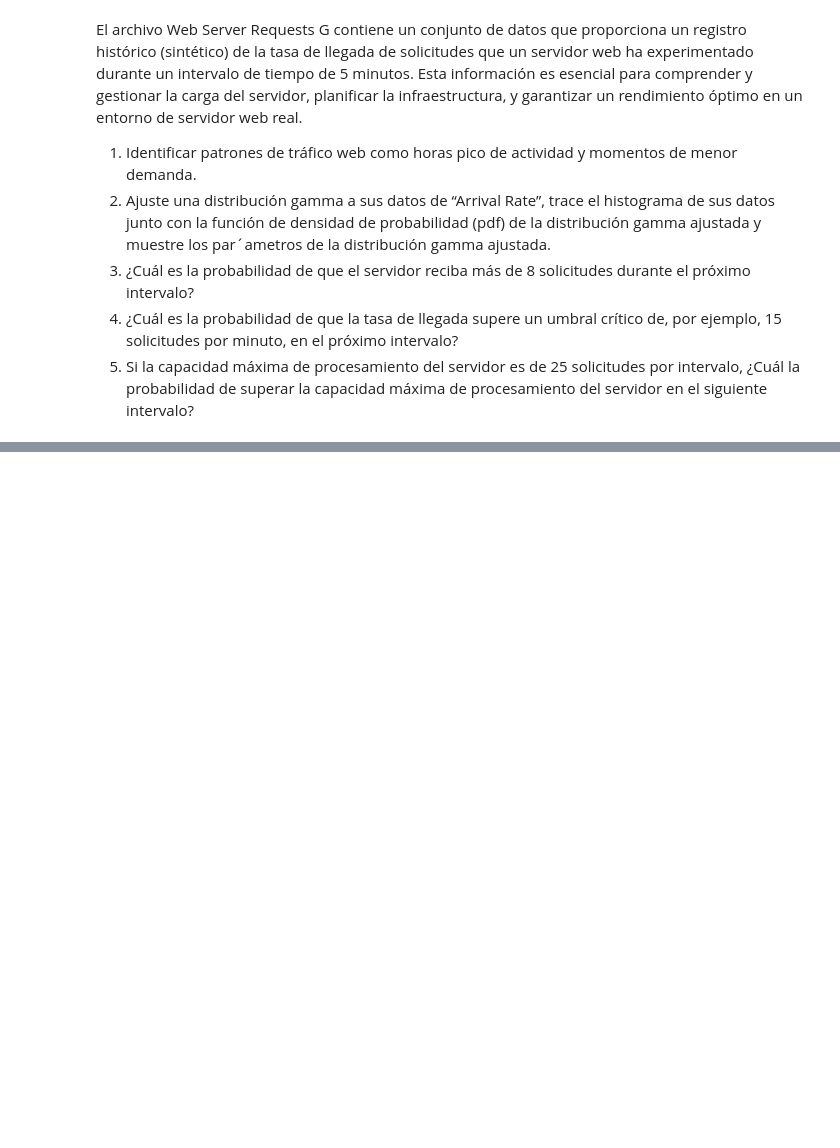
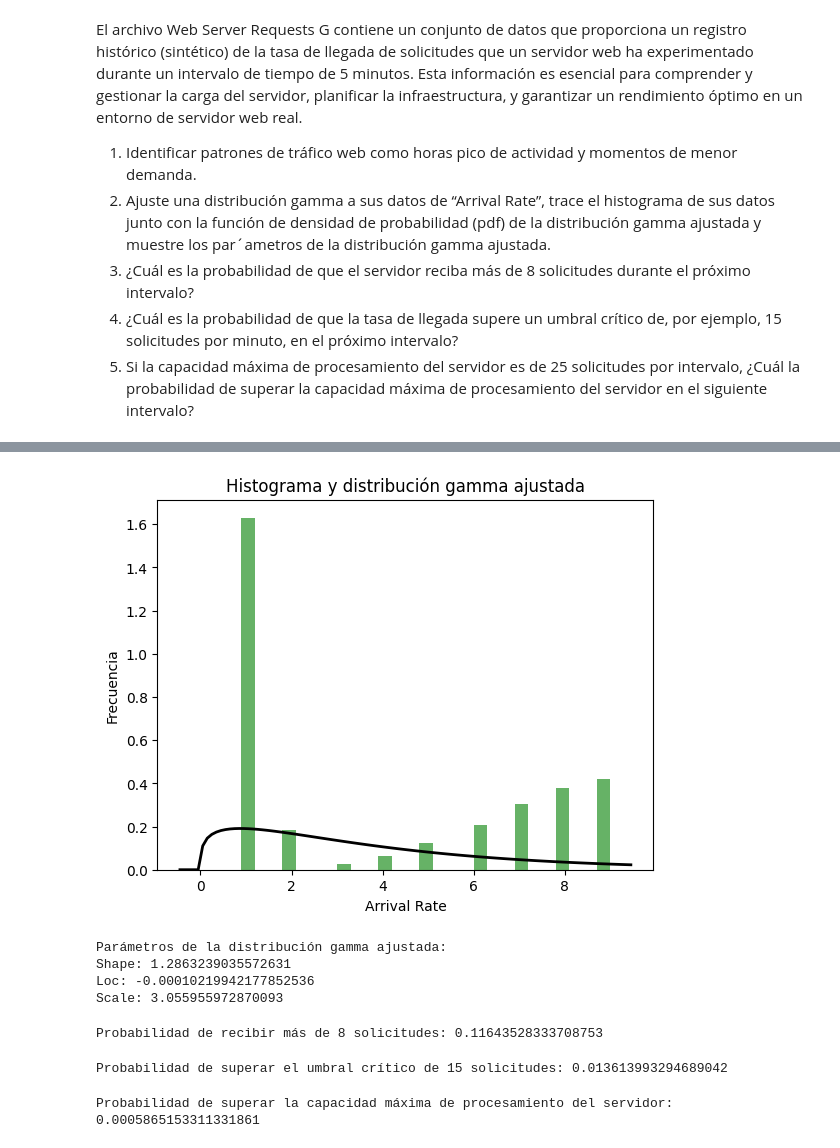
Before and after one commit to DCajiao/Distribuciones-de-Probabilidad, a Jupyter notebook: notebooks/pregunta4.ipynb, the cells around one changed output, grey strips where cells are left out. Cells and saved outputs as stored; diff of their text form; code cells hidden in the pictures; blank space fills up the shorter version.

```diff
--- a/notebooks/pregunta4.ipynb
+++ b/notebooks/pregunta4.ipynb
@@ -15,0 +40,41 @@ df = pd.read_csv(url)
+# %%
+shape, loc, scale = gamma.fit(df['Arrival_Rate'])
+# %%
+plt.hist(df['Arrival_Rate'], bins=30, density=True, alpha=0.6, color='g')
+xmin, xmax = plt.xlim()
+x = np.linspace(xmin, xmax, 100)
+p = gamma.pdf(x, shape, loc=loc, scale=scale)
+plt.plot(x, p, 'k', linewidth=2)
+plt.xlabel('Arrival Rate')
+plt.ylabel('Frecuencia')
+plt.title('Histograma y distribución gamma ajustada')
+plt.show()
+# %% [output]
+[figure, added]
+# %%
+print("Parámetros de la distribución gamma ajustada:")
+print("Shape:", shape)
+print("Loc:", loc)
+print("Scale:", scale)
+# %% [output]
+Parámetros de la distribución gamma ajustada:
+Shape: 1.2863239035572631
+Loc: -0.00010219942177852536
+Scale: 3.055955972870093
+# %%
+prob_mas_8_solicitudes = 1 - gamma.cdf(8, shape, loc=loc, scale=scale)
+print("Probabilidad de recibir más de 8 solicitudes:", prob_mas_8_solicitudes)
+# %% [output]
+Probabilidad de recibir más de 8 solicitudes: 0.11643528333708753
+# %%
+umbral_critico = 15
+prob_supera_umbral = 1 - gamma.cdf(umbral_critico, shape, loc=loc, scale=scale)
+print("Probabilidad de superar el umbral crítico de", umbral_critico, "solicitudes:", prob_supera_umbral)
+# %% [output]
+Probabilidad de superar el umbral crítico de 15 solicitudes: 0.013613993294689042
+# %%
+capacidad_maxima = 25
+prob_supera_capacidad_maxima = 1 - gamma.cdf(capacidad_maxima, shape, loc=loc, scale=scale)
+print("Probabilidad de superar la capacidad máxima de procesamiento del servidor:", prob_supera_capacidad_maxima)
+# %% [output]
+Probabilidad de superar la capacidad máxima de procesamiento del servidor: 0.0005865153311331861
```
Also changed, not shown: parts of 5 cells of this notebook, 1 other file.
